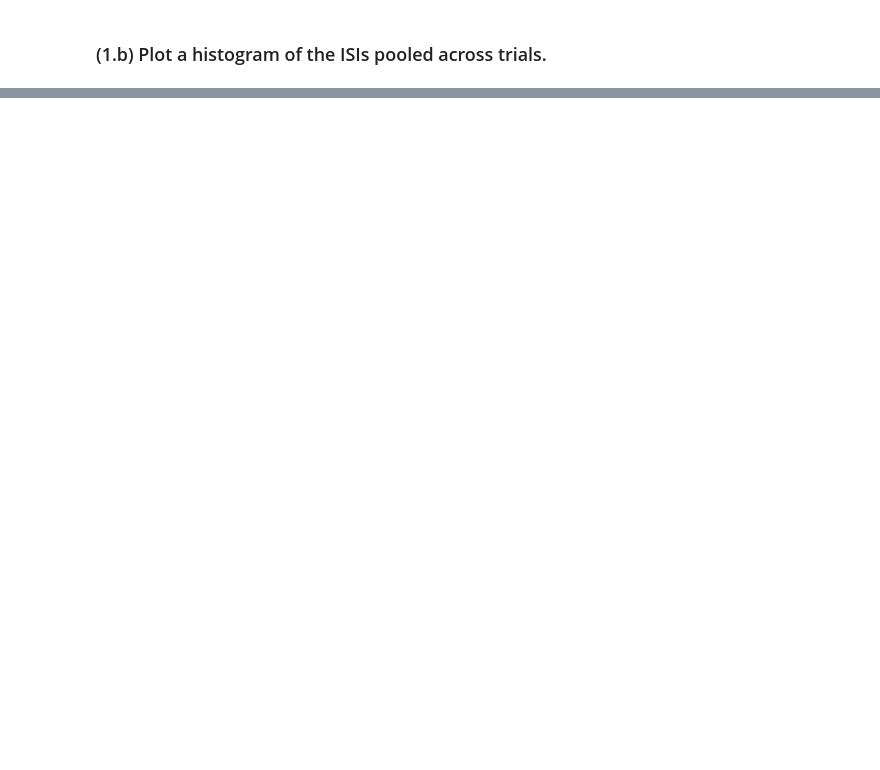
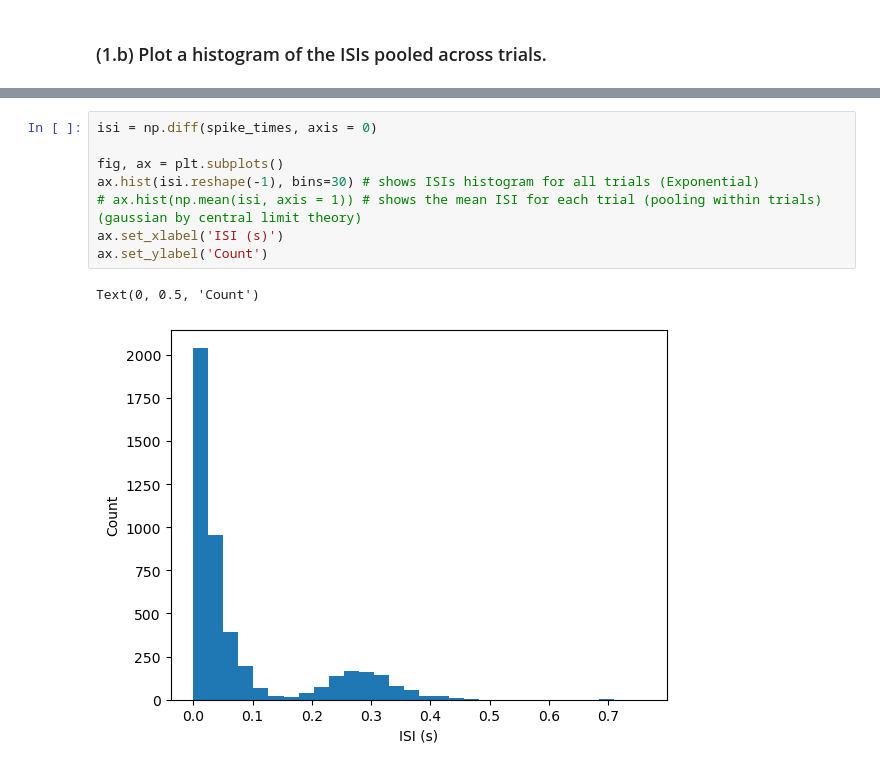
Before and after one commit to Ammar-Elsaeed/AAND-PS, a Jupyter notebook: Problem_Set_3-2023_05_06/AAND-PS3.ipynb, the cells around one changed output, grey strips where cells are left out. Drawn from its saved outputs; the diff is of its cells as text; blank space fills up the shorter version.

```diff
--- a/Problem_Set_3-2023_05_06/AAND-PS3.ipynb
+++ b/Problem_Set_3-2023_05_06/AAND-PS3.ipynb
@@ -48,0 +31,11 @@ spike_times[~np.isnan(spike_times)].shape
+# %%
+isi = np.diff(spike_times, axis = 0)
+
+fig, ax = plt.subplots()
+ax.hist(isi.reshape(-1), bins=30) # shows ISIs histogram for all trials (Exponential)
+# ax.hist(np.mean(isi, axis = 1)) # shows the mean ISI for each trial (pooling within trials) (gaussian by central limit theory)
+ax.set_xlabel('ISI (s)')
+ax.set_ylabel('Count')
+# %% [output]
+Text(0, 0.5, 'Count')
+[figure, added]
```
Also changed, not shown: parts of 21 cells of this notebook.
